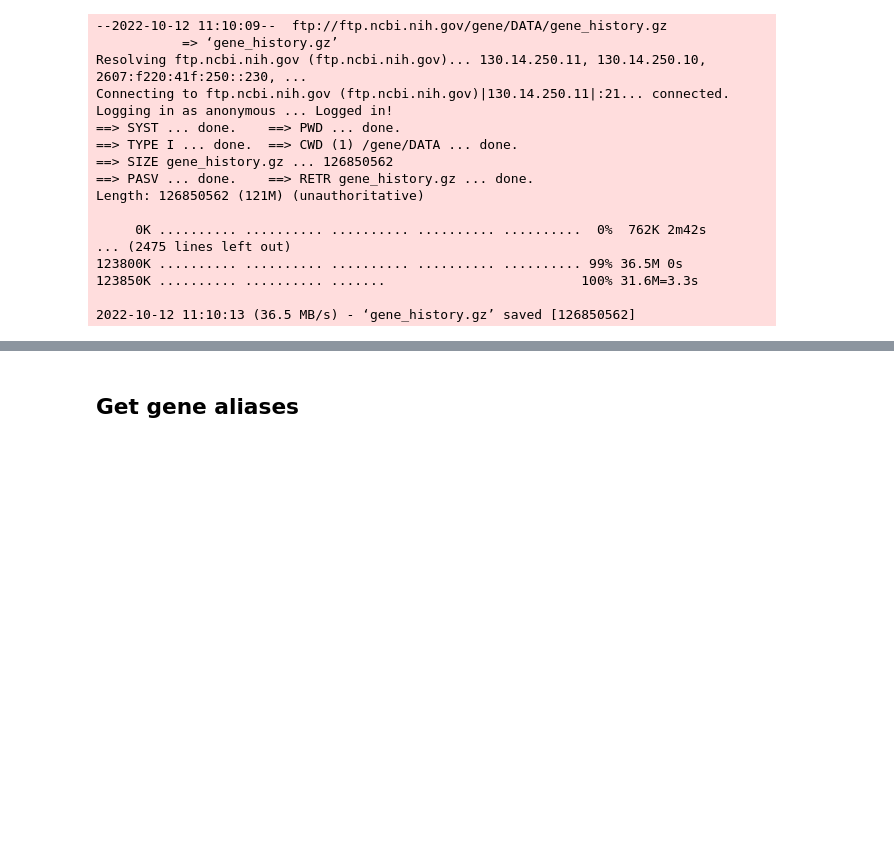
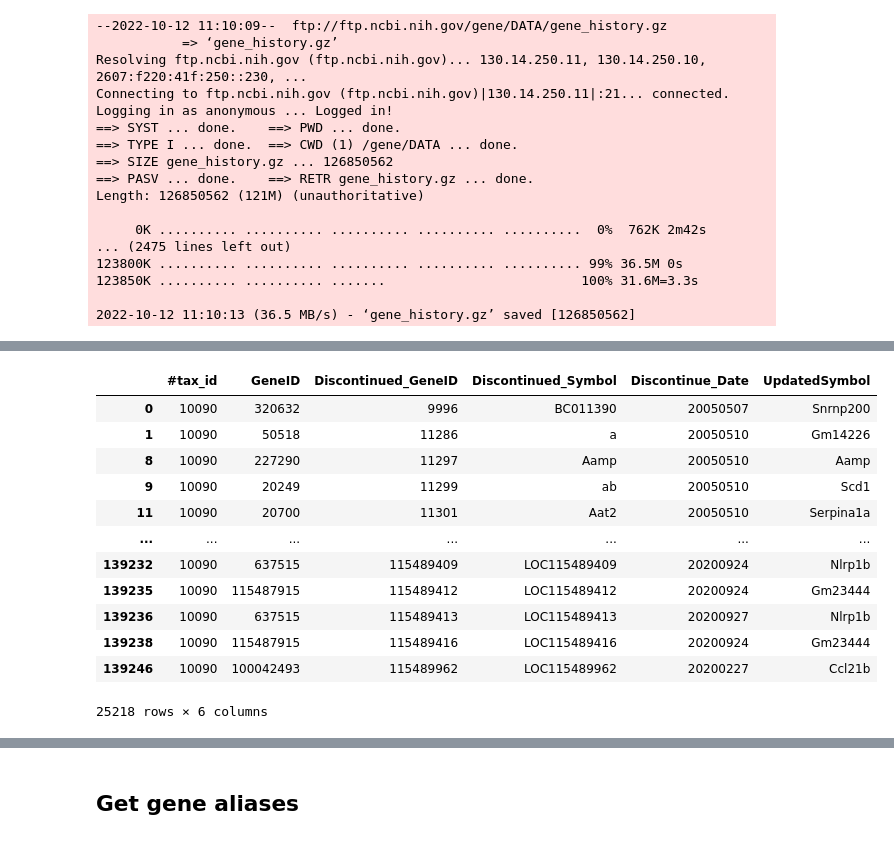
Before and after one commit to ben-heil/mousiplier-backend, a Jupyter notebook: data/process_raw_data.ipynb, the cells around one changed output, grey strips where cells are left out. Cells and saved outputs as stored; diff of their text form; code cells hidden in the pictures; blank space fills up the shorter version.

```diff
--- a/data/process_raw_data.ipynb
+++ b/data/process_raw_data.ipynb
@@ -265,0 +333,16 @@ Length: 126850562 (121M) (unauthoritative)
+# %%
+history_df.dropna()
+# %% [output]
+|  | #tax_id | GeneID | Discontinued_GeneID | Discontinued_Symbol | Discontinue_Date | UpdatedSymbol |
+| 0 | 10090 | 320632 | 9996 | BC011390 | 20050507 | Snrnp200 |
+| 1 | 10090 | 50518 | 11286 | a | 20050510 | Gm14226 |
+| 8 | 10090 | 227290 | 11297 | Aamp | 20050510 | Aamp |
+| 9 | 10090 | 20249 | 11299 | ab | 20050510 | Scd1 |
+| 11 | 10090 | 20700 | 11301 | Aat2 | 20050510 | Serpina1a |
+| ... | ... | ... | ... | ... | ... | ... |
+| 139232 | 10090 | 637515 | 115489409 | LOC115489409 | 20200924 | Nlrp1b |
+| 139235 | 10090 | 115487915 | 115489412 | LOC115489412 | 20200924 | Gm23444 |
+| 139236 | 10090 | 637515 | 115489413 | LOC115489413 | 20200927 | Nlrp1b |
+| 139238 | 10090 | 115487915 | 115489416 | LOC115489416 | 20200924 | Gm23444 |
+| 139246 | 10090 | 100042493 | 115489962 | LOC115489962 | 20200227 | Ccl21b |
+25218 rows × 6 columns
```
Also changed, not shown: parts of 11 cells of this notebook.
